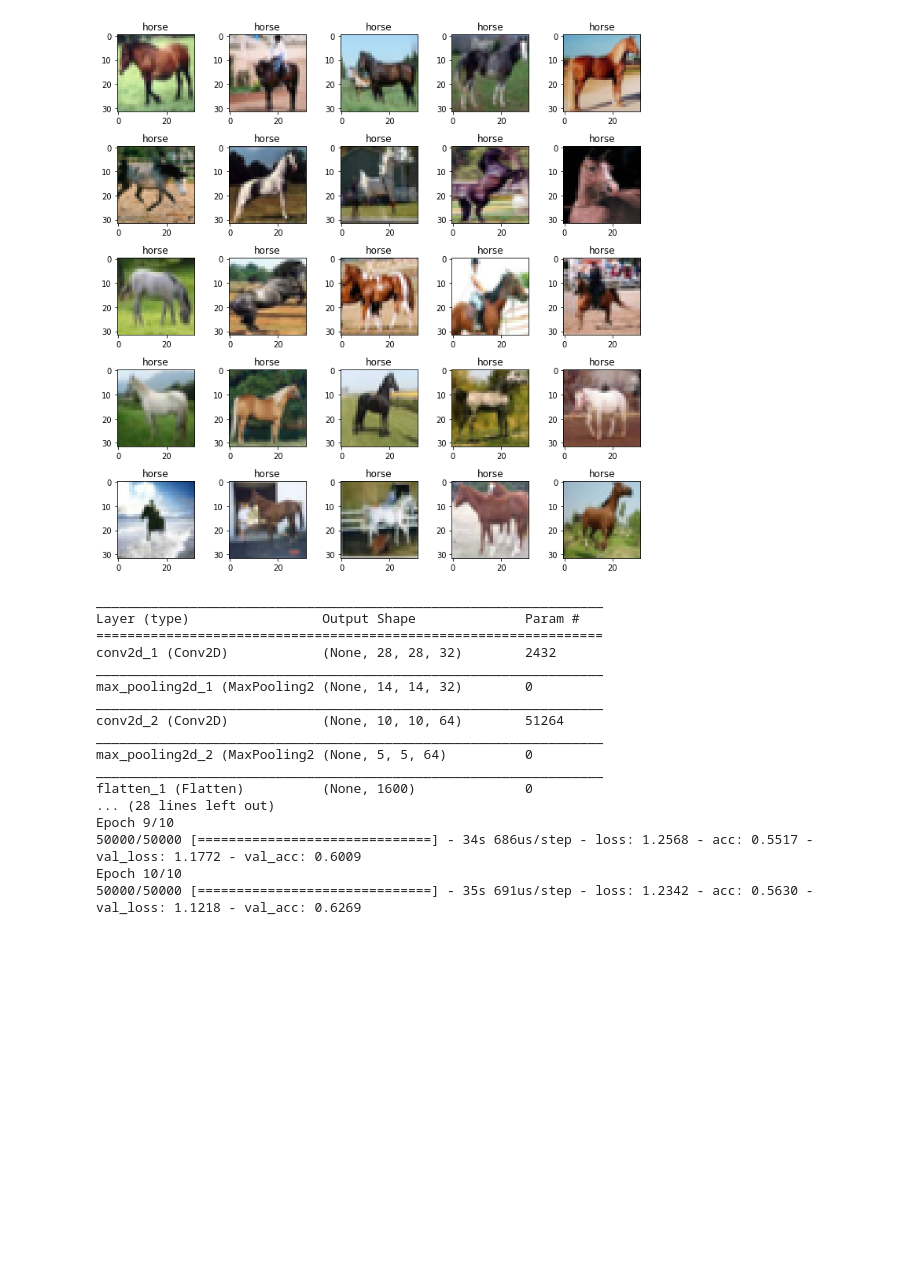
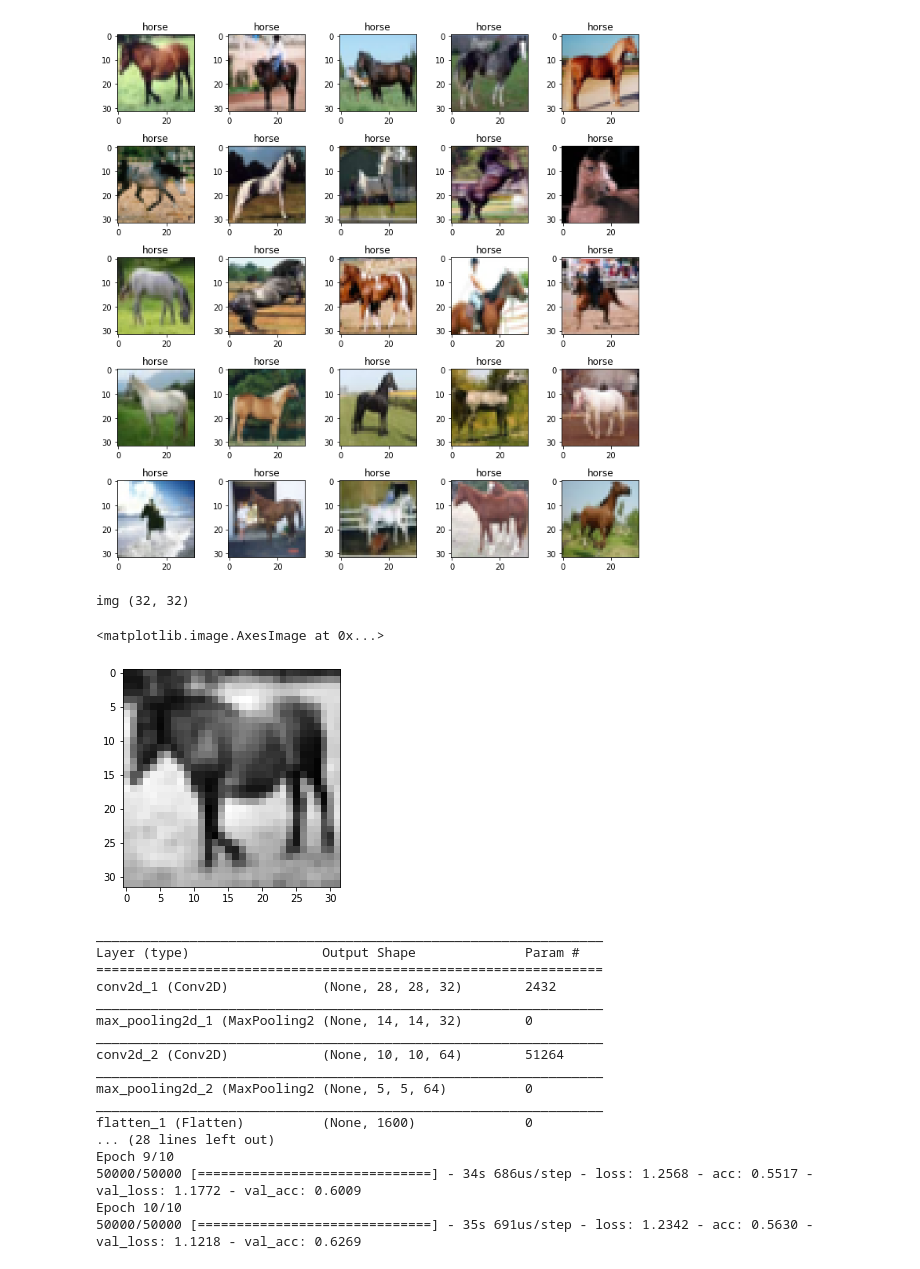
Before and after one commit to abulbasar/neural-networks, a Jupyter notebook: Keras - 05 CIFAR10 Classification.ipynb, the cells around one changed output. Drawn from its saved outputs; the diff is of its cells as text; code cells hidden in the pictures; blank space fills up the shorter version.

```diff
--- a/Keras - 05 CIFAR10 Classification.ipynb
+++ b/Keras - 05 CIFAR10 Classification.ipynb
@@ -128,3 +134,16 @@ plt.tight_layout()
+# %%
+img = cv2.cvtColor((X_train[7]*255).astype("uint8"), cv2.COLOR_BGR2GRAY)
+print("img", img.shape)
+pca = decomposition.PCA(n_components=30)
+scaler = preprocessing.StandardScaler()
+img_scaled = scaler.fit_transform(img)
+img_pca = pca.fit_transform(img_scaled)
+img2 = pca.inverse_transform(img_pca)
+plt.imshow(scaler.inverse_transform(img2), cmap="gray")
+# %% [output]
+img (32, 32)
+<matplotlib.image.AxesImage at 0x...>
+[figure, added]
 # %%
 tf.set_random_seed(1)
 np.random.seed(1)
```
Also changed, not shown: parts of 4 cells of this notebook, 10 other files.
